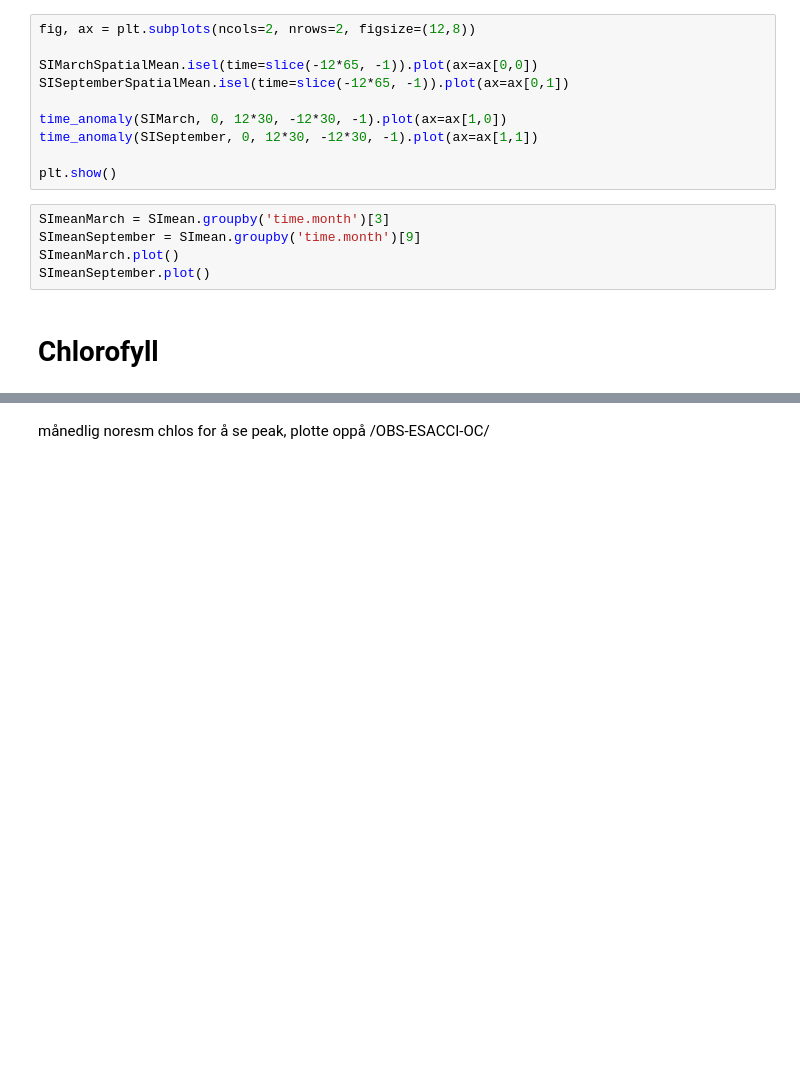
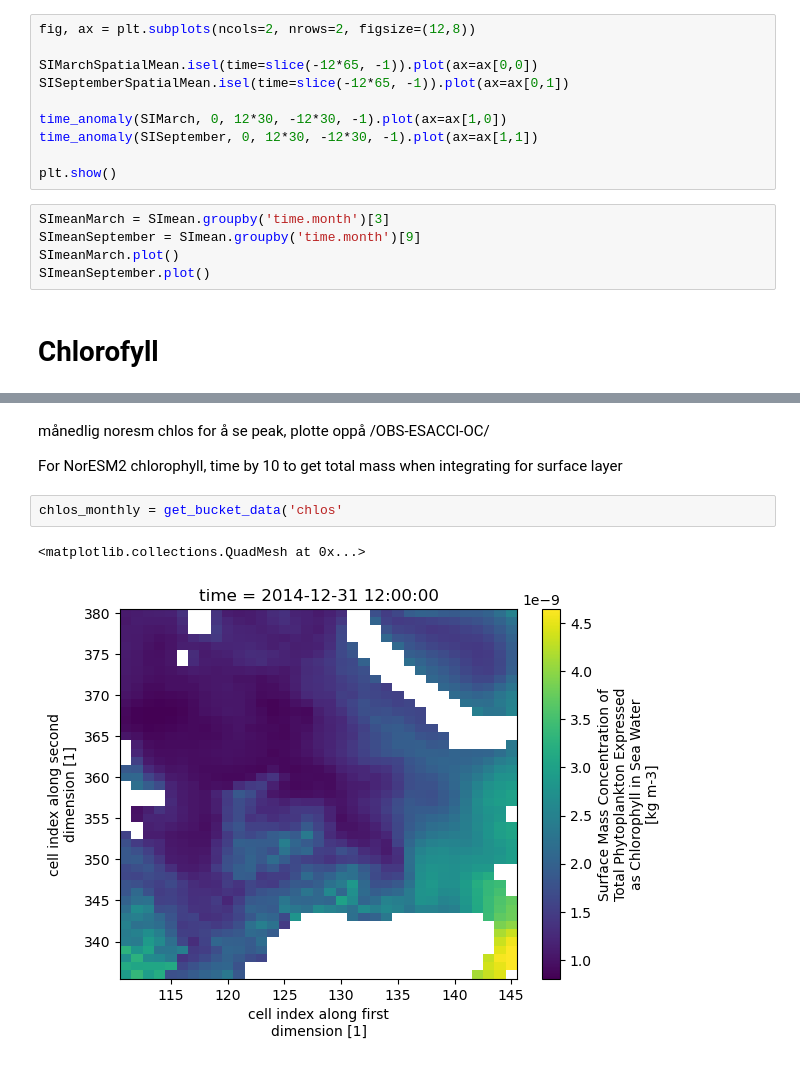
Before and after one commit to eScience-course/Tjaernoe2022-group6, a Jupyter notebook: notebooks/Stian/main.ipynb, the cells around one changed output, grey strips where cells are left out. Drawn from its saved outputs; the diff is of its cells as text; blank space fills up the shorter version.

```diff
--- a/notebooks/Stian/main.ipynb
+++ b/notebooks/Stian/main.ipynb
@@ -69,2 +113,9 @@ TypeError: unhashable type: 'numpy.ndarray'
 # %% [markdown]
 månedlig noresm chlos for å se peak, plotte oppå /OBS-ESACCI-OC/
+
+For NorESM2 chlorophyll, time by 10 to get total mass when integrating for surface layer
+# %%
+chlos_monthly = get_bucket_data('chlos'
+# %% [output]
+<matplotlib.collections.QuadMesh at 0x...>
+[figure, added]
```
Also changed, not shown: parts of 10 cells of this notebook, 2 other files.
